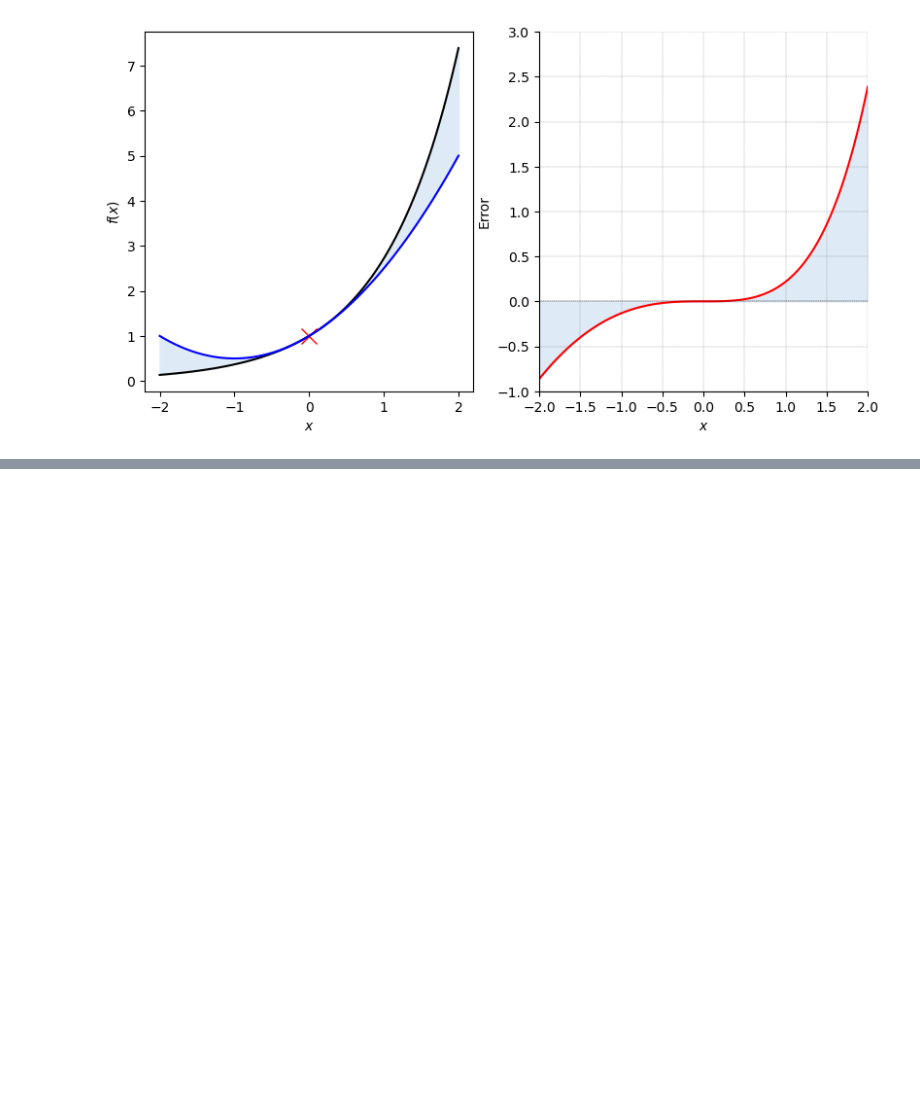
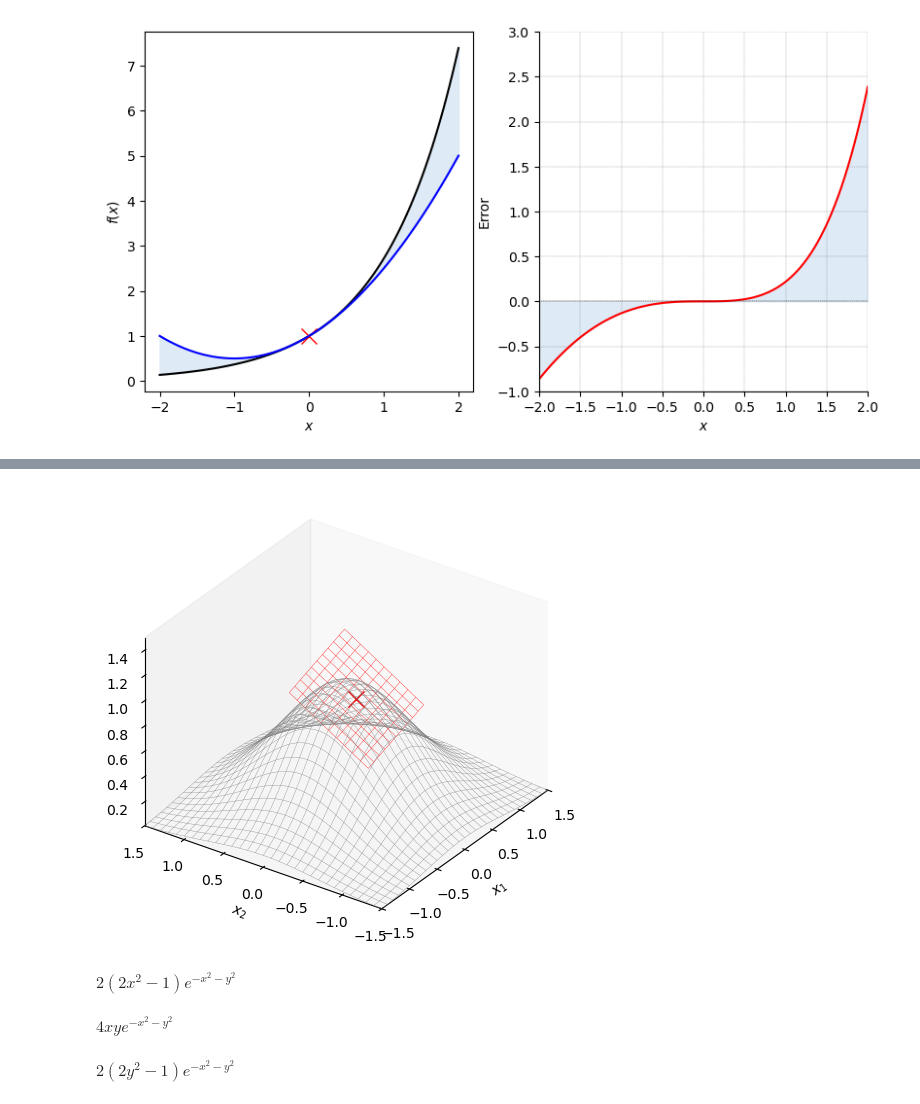
Before and after one commit to Arch-jyh/iris_books, a Jupyter notebook: book3/17.ipynb, the cells around one changed output, grey strips where cells are left out. Saved outputs shown, nothing was run; the diff lists cells and outputs as text; code cells hidden in the pictures; blank space fills up the shorter version.

```diff
--- a/book3/17.ipynb
+++ b/book3/17.ipynb
@@ -204,0 +272,3 @@ ax.spines['top'].set_visible(False)  # 隐藏顶部边框
+# %%
+df_dx_fcn = lambdify([x,y],df_dx)
+df_dx_a_b = df_dx_fcn(x_a,y_b)
@@ -204,0 +280,41 @@ ax.spines['top'].set_visible(False)  # 隐藏顶部边框
+# %%
+df_dy_fcn = lambdify([x,y],df_dy)
+df_dy_a_b = df_dy_fcn(x_a,y_b)
+# %%
+approx_first_order = approx_zero_order + df_dx_a_b * (xx_local - x_a) + df_dy_a_b*(yy_local - y_b)
+# %%
+fig,ax = plt.subplots(subplot_kw = {'projection':'3d'})
+
+ax.plot_wireframe(xx,yy,f_xy_zz,
+                  color = '0.5',
+                  rstride = num_stride,cstride = num_stride,
+                  linewidth = 0.25)
+
+ax.plot_wireframe(xx_local,yy_local,approx_first_order,
+                  color = [1,0,0],
+                  rstride = num_stride,cstride = num_stride,
+                  linewidth = 0.25)
+ax.plot(x_a,y_b,f_ab,marker = 'x',color = 'r',
+        markersize = 12)
+
+ax.set_proj_type('ortho')  # 设置正交投影
+
+ax.set_xlabel('$x_1$')  # 设置 x 轴标签
+ax.set_ylabel('$x_2$')  # 设置 y 轴标签
+ax.set_zlabel('$f(x_1,x_2)$')  # 设置 z 轴标签
+
+ax.set_xlim(xx.min(), xx.max())  # 设置 x 轴范围
+ax.set_ylim(yy.min(), yy.max())  # 设置 y 轴范围
+ax.set_zlim(f_xy_zz.min(), 1.5)  # 设置 z 轴范围
+
+ax.view_init(azim=-145, elev=30)  # 设置视角
+plt.tight_layout()
+ax.grid(False)
+plt.show()
+# %% [output]
+[figure, added]
+# %%
+d2f_dxdx = f_xy.diff(x,2)
+d2f_dxdx
+# %% [output]
+$\displaystyle 2 \left(2 x^{2} - 1\right) e^{- x^{2} - y^{2}}$
@@ -204,0 +324,5 @@ ax.spines['top'].set_visible(False)  # 隐藏顶部边框
+# %%
+d2f_dxdy = f_xy.diff(x,y)
+d2f_dxdy
+# %% [output]
+$\displaystyle 4 x y e^{- x^{2} - y^{2}}$
@@ -204,0 +332,5 @@ ax.spines['top'].set_visible(False)  # 隐藏顶部边框
+# %%
+d2f_dydy = f_xy.diff(y,2)
+d2f_dydy
+# %% [output]
+$\displaystyle 2 \left(2 y^{2} - 1\right) e^{- x^{2} - y^{2}}$
```
Also changed, not shown: parts of 29 cells of this notebook, 5 other files.
